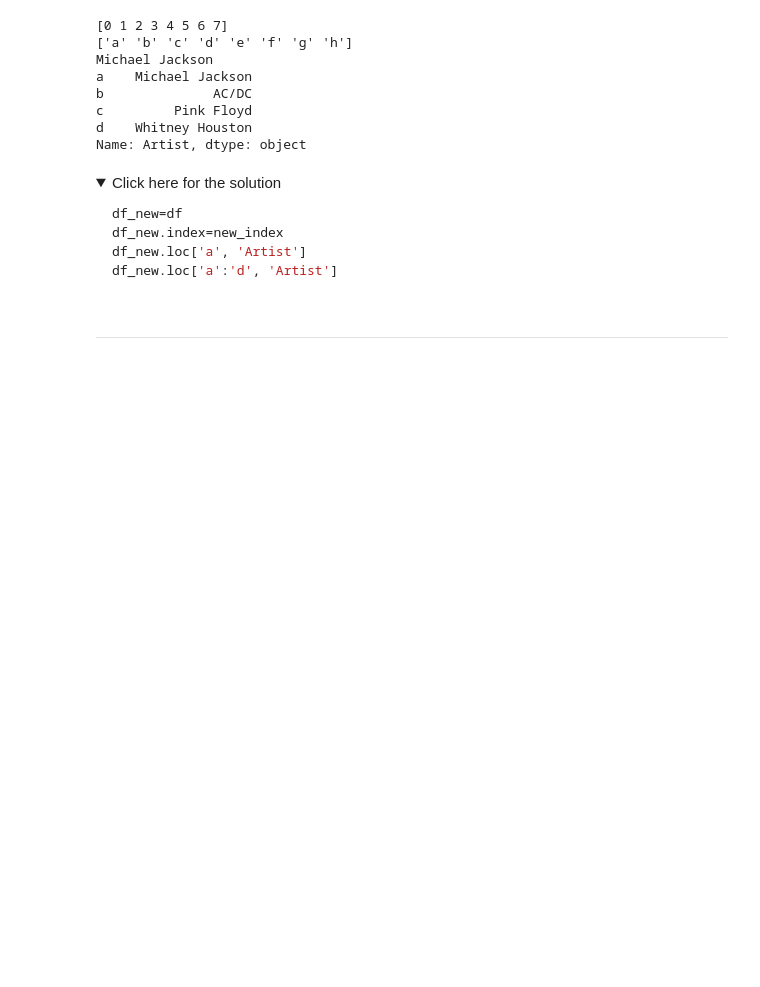
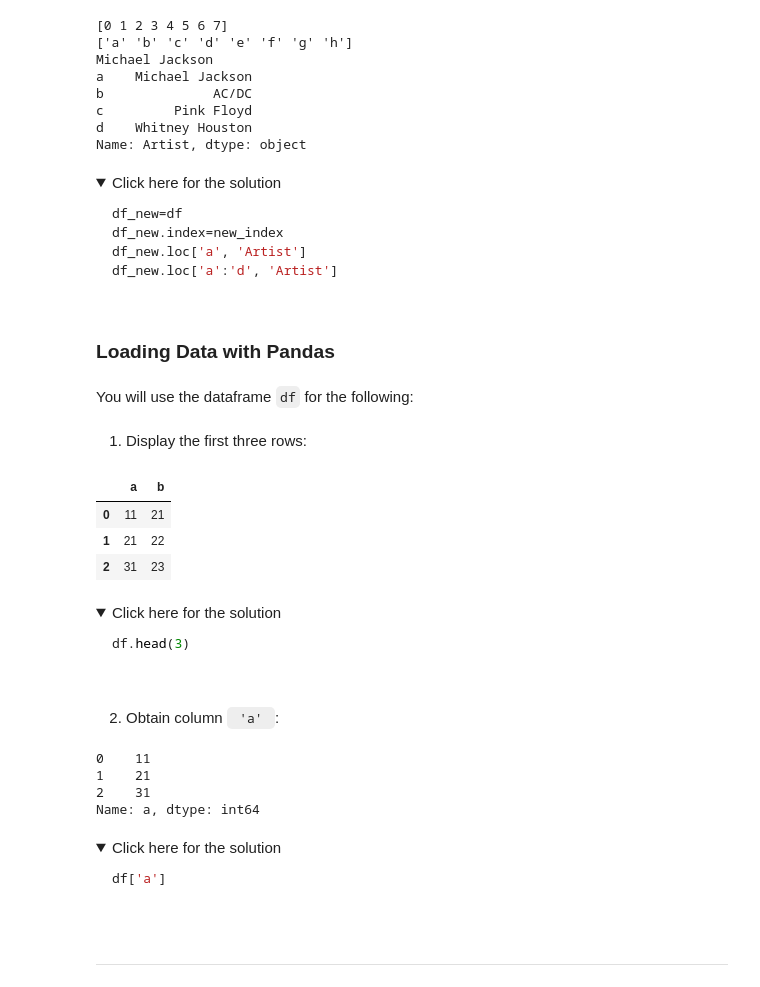
Before and after one commit to dark-teal-coder/course-cognitiveclass-python-for-data-science, a Jupyter notebook: module04/Lab-04-03-Loading-Data-and-Viewing-Data.ipynb, the cells around one changed output. Cells and saved outputs as stored; diff of their text form; code cells hidden in the pictures; folded sections open; blank space fills up the shorter version.

Commit message:
Add content from Lab-04-03-Loading-Data-with-Pandas.ipynb to ### Loading Data with Pandas in Lab-04-03-Loading-Data-and-Viewing-Data.ipynb

````diff
--- a/module04/Lab-04-03-Loading-Data-and-Viewing-Data.ipynb
+++ b/module04/Lab-04-03-Loading-Data-and-Viewing-Data.ipynb
@@ -461,6 +463,50 @@ df_new.loc['a':'d', 'Artist']
 ```
 
 </details>
+# %% [markdown]
+### Loading Data with Pandas
+# %% [markdown]
+You will use the dataframe <code>df</code> for the following:
+# %%
+import pandas as pd
+
+df = pd.DataFrame({'a':[11,21,31],'b':[21,22,23]})
+# %% [markdown]
+1) Display the first three rows:
+# %%
+df.head(3)
+# %% [output]
+|  | a | b |
+| 0 | 11 | 21 |
+| 1 | 21 | 22 |
+| 2 | 31 | 23 |
+# %% [markdown]
+<details><summary>Click here for the solution</summary>
+
+```python
+df.head(3)
+
+```
+
+</details>
+# %% [markdown]
+2) Obtain column  <code> 'a' </code>:
+# %%
+df['a']
+# %% [output]
+0    11
+1    21
+2    31
+Name: a, dtype: int64
+# %% [markdown]
+<details><summary>Click here for the solution</summary>
+
+```python
+df['a']
+
+```
+
+</details>
 # %% [markdown]
 ---
 # %% [markdown]
````
Also changed, not shown: parts of 1 cell of this notebook.
